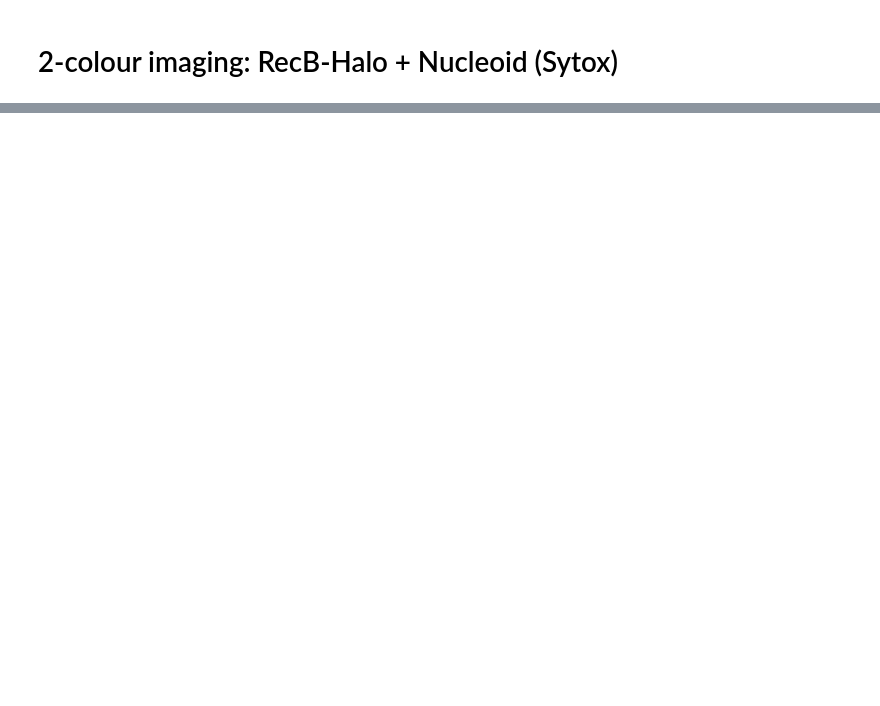
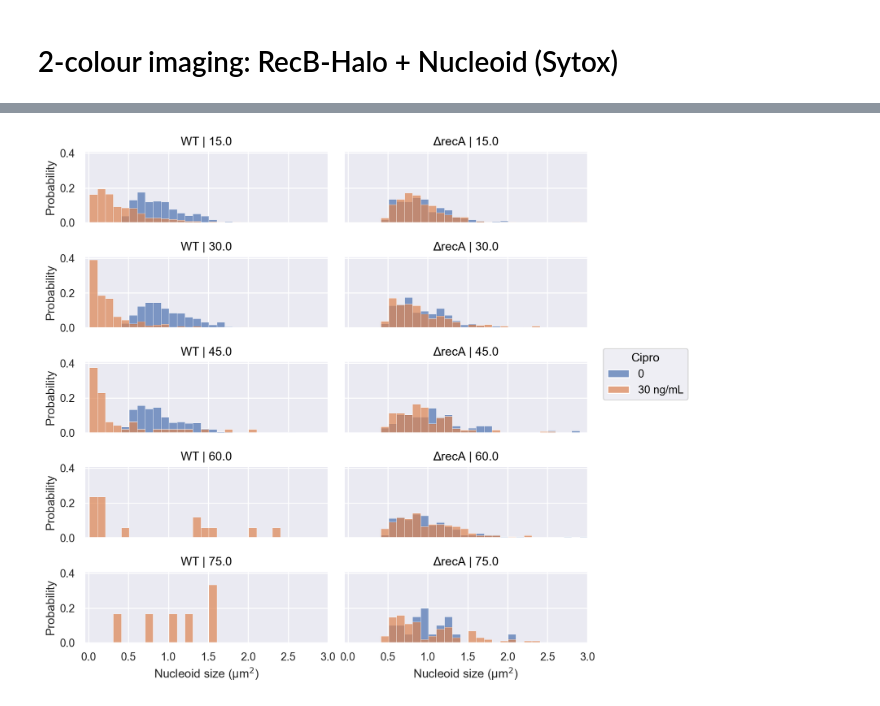
Before and after one commit to DanielThedie/RecB_article, a Jupyter notebook: Notebooks/3_Mutants/Sytox_data.ipynb, the cells around one changed output, grey strips where cells are left out. Cells and saved outputs as stored; diff of their text form; code cells hidden in the pictures; blank space fills up the shorter version.

```diff
--- a/Notebooks/3_Mutants/Sytox_data.ipynb
+++ b/Notebooks/3_Mutants/Sytox_data.ipynb
@@ -50,3 +40,16 @@ Nucleoid
+# %%
+df = data.bin_column(object_name='Nucleoid', col='Time_min', binsize=15, binlabels='left').Nucleoid
+
+(
+    so.Plot(df, x='Nucleoid_size', color='Cipro')
+    .layout(size=(8, 8))
+    .facet(row='Time_min_bin', col='Strain')
+    .add(so.Bars(), so.Hist(stat='probability', binwidth=0.1, common_norm=False))
+    .limit(x=(-.05, 3))
+    .label(x='Nucleoid size (µm$^2$)', y='Probability')
+)
+# %% [output]
+[figure, added]
 # %%
 df = (data
       .Nucleoid
```
Also changed, not shown: parts of 4 cells of this notebook.
